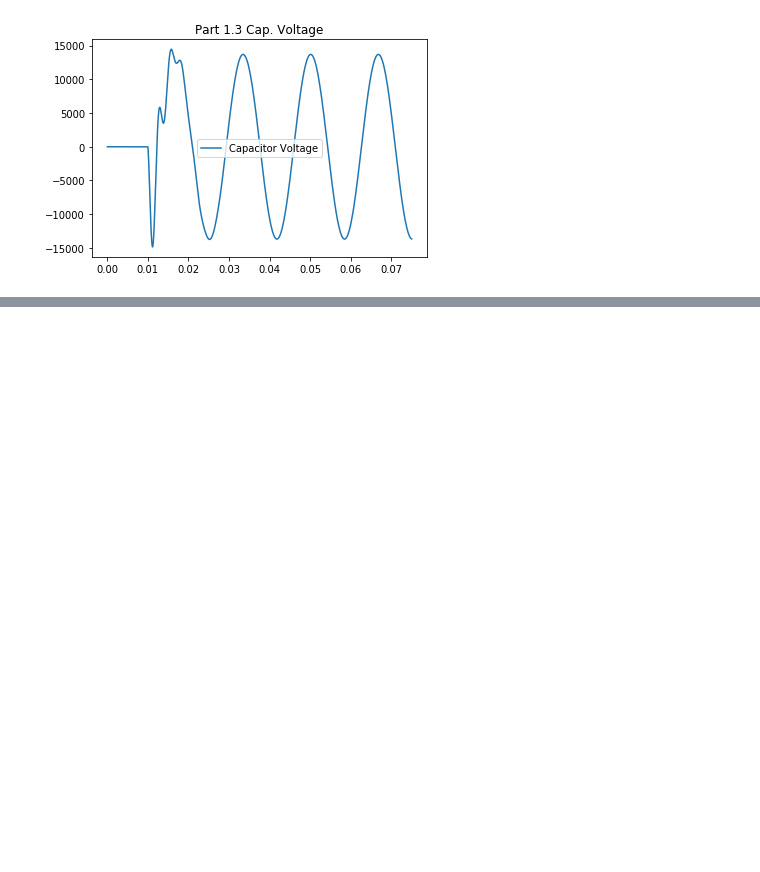
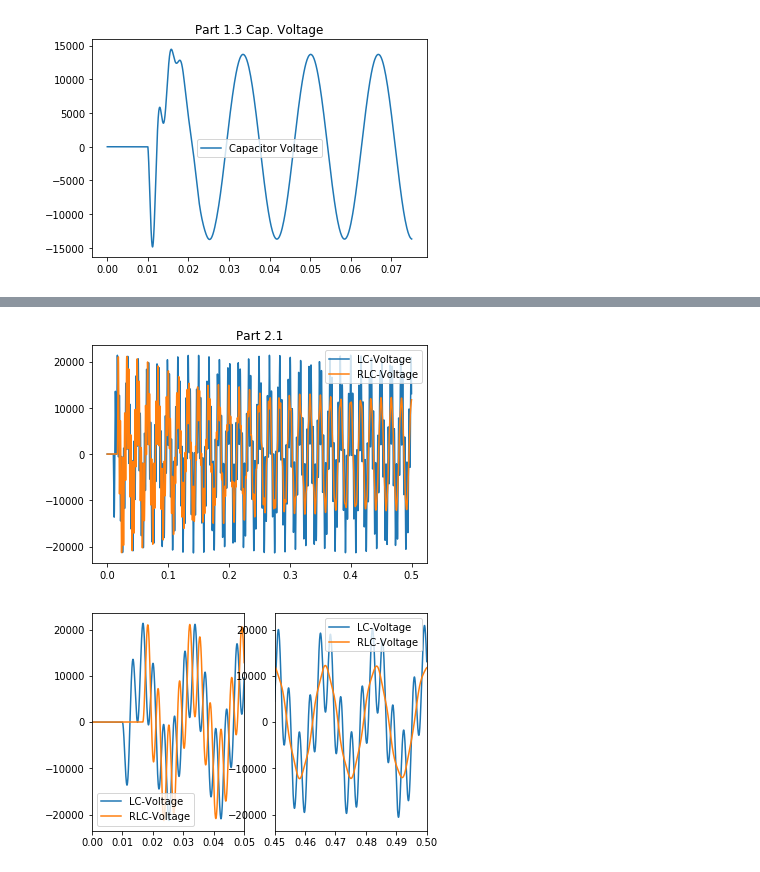
Before and after one commit to engineerjoe440/ece_classes, a Jupyter notebook: ECE524/HWK2/HWK-2.ipynb, the cells around one changed output, grey strips where cells are left out. Cells and saved outputs as stored; diff of their text form; code cells hidden in the pictures; blank space fills up the shorter version.

```diff
--- a/ECE524/HWK2/HWK-2.ipynb
+++ b/ECE524/HWK2/HWK-2.ipynb
@@ -393,0 +453,27 @@ plt.show()
+# %%
+# Load Data from File for Part A
+data = np.genfromtxt("PartAA_data.ADF",delimiter='\t',skip_header=2,usecols=(0,1,2),unpack=True)
+t_arr, LC_V, RLC_V = data
+
+# Plot Data
+plt.plot(t_arr,LC_V,label="LC-Voltage")
+plt.plot(t_arr,RLC_V,label="RLC-Voltage")
+plt.legend()
+plt.title("Part 2.1")
+plt.show()
+
+# Plot Data
+plt.subplot(1,2,1)
+plt.plot(t_arr,LC_V,label="LC-Voltage")
+plt.plot(t_arr,RLC_V,label="RLC-Voltage")
+plt.legend()
+plt.xlim(0,0.05)
+plt.subplot(1,2,2)
+plt.plot(t_arr,LC_V,label="LC-Voltage")
+plt.plot(t_arr,RLC_V,label="RLC-Voltage")
+plt.legend()
+plt.xlim(0.45,0.5)
+plt.show()
+# %% [output]
+[figure, added]
+[figure, added]
```
Also changed, not shown: parts of 14 cells of this notebook, 9 other files.
